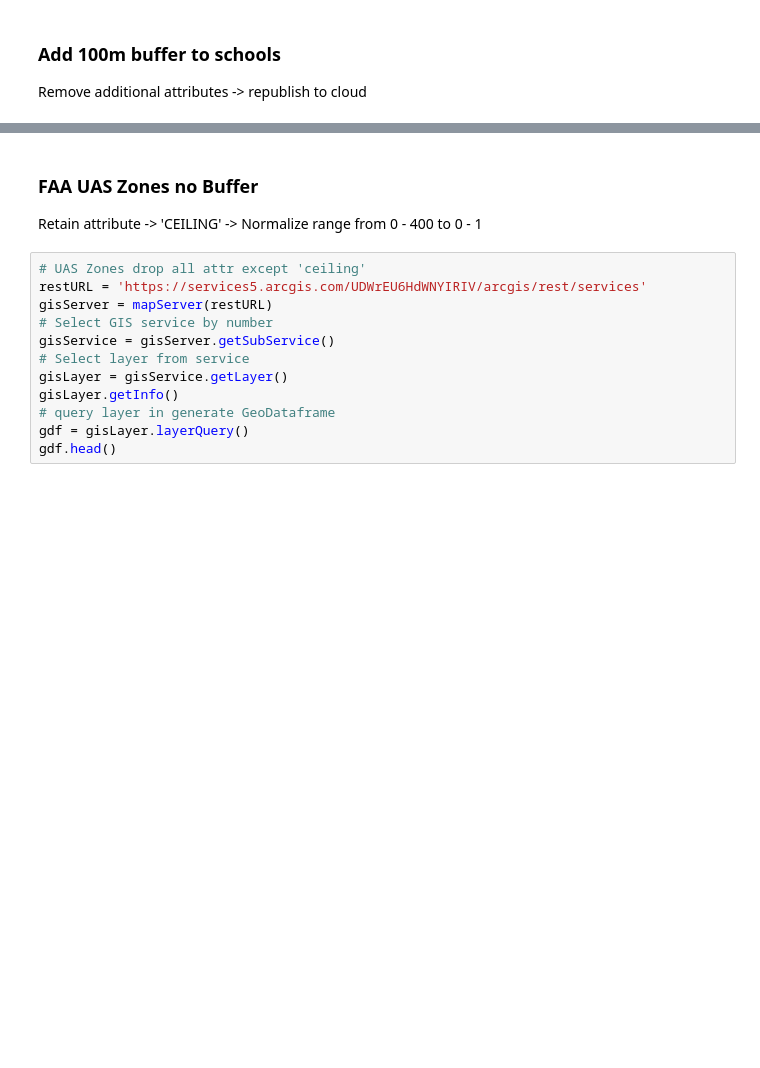
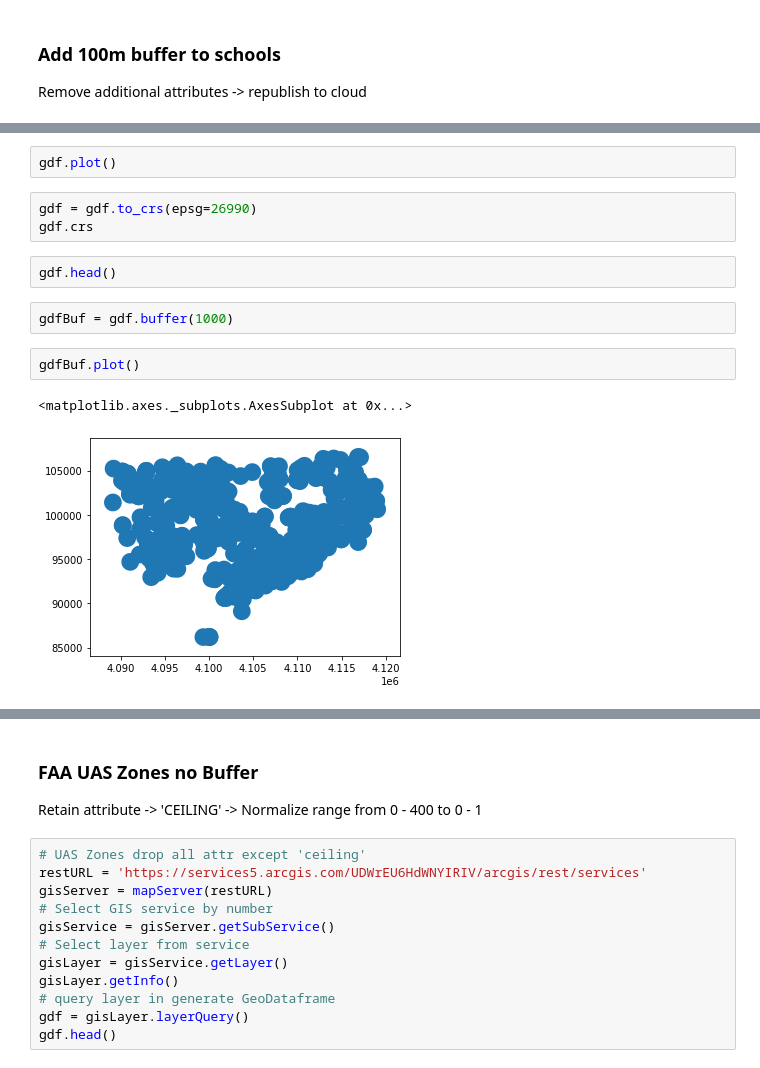
Before and after one commit to Location-Artistry/GEO-DEV-NOTEBOOKS, a Jupyter notebook: AirspaceDataWorkflow.ipynb, the cells around one changed output, grey strips where cells are left out. Cells and saved outputs as stored; diff of their text form; blank space fills up the shorter version.

```diff
--- a/AirspaceDataWorkflow.ipynb
+++ b/AirspaceDataWorkflow.ipynb
@@ -959,0 +1483,14 @@ Credentials Needed (YES/NO)? NO
+# %%
+gdf.plot()
+# %%
+gdf = gdf.to_crs(epsg=26990)
+gdf.crs
+# %%
+gdf.head()
+# %%
+gdfBuf = gdf.buffer(1000)
+# %%
+gdfBuf.plot()
+# %% [output]
+<matplotlib.axes._subplots.AxesSubplot at 0x...>
+[figure, added]
```
Also changed, not shown: parts of 69 cells of this notebook.
